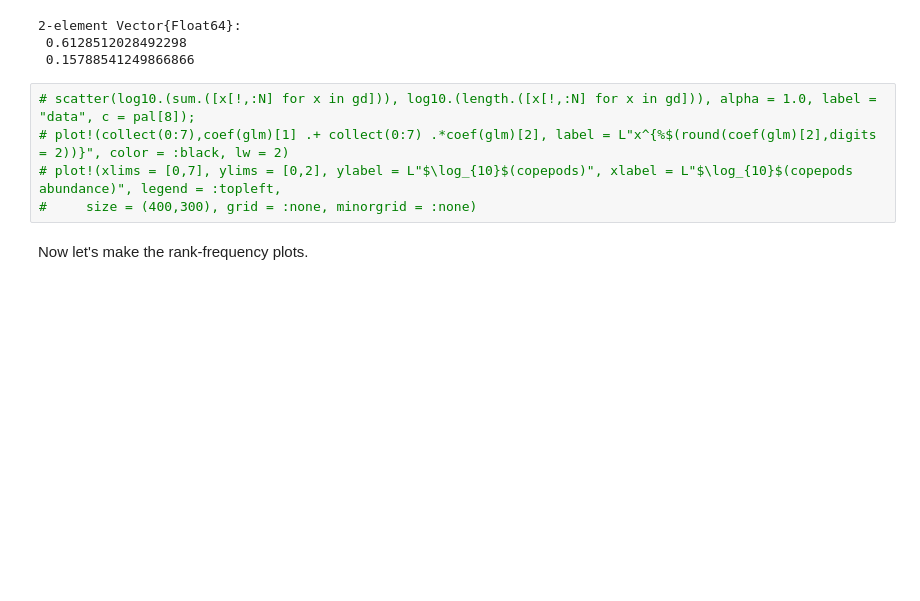
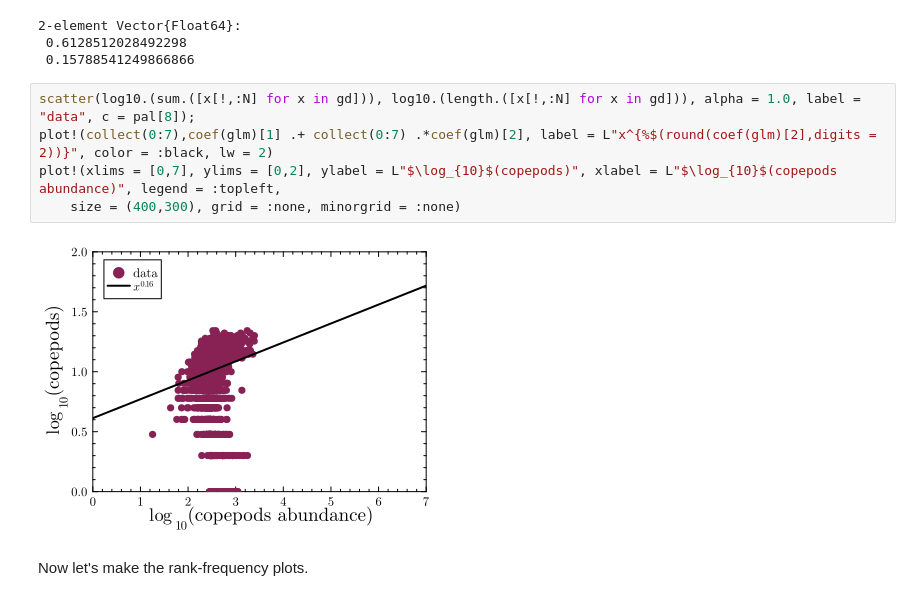
Before and after one commit to jamesholehouse/Ecological-Preferential-Attachment, a Jupyter notebook: Foraminifera Pigot Data.ipynb, the cells around one changed output. Drawn from its saved outputs; the diff is of its cells as text; blank space fills up the shorter version.

```diff
--- a/Foraminifera Pigot Data.ipynb
+++ b/Foraminifera Pigot Data.ipynb
@@ -104,10 +104,12 @@ coef(glm)
  0.6128512028492298
  0.15788541249866866
 # %%
-# scatter(log10.(sum.([x[!,:N] for x in gd])), log10.(length.([x[!,:N] for x in gd])), alpha = 1.0, label = "data", c = pal[8]);
-# plot!(collect(0:7),coef(glm)[1] .+ collect(0:7) .*coef(glm)[2], label = L"x^{%$(round(coef(glm)[2],digits = 2))}", color = :black, lw = 2)
-# plot!(xlims = [0,7], ylims = [0,2], ylabel = L"$\log_{10}$(copepods)", xlabel = L"$\log_{10}$(copepods abundance)", legend = :topleft,
-#     size = (400,300), grid = :none, minorgrid = :none)
+scatter(log10.(sum.([x[!,:N] for x in gd])), log10.(length.([x[!,:N] for x in gd])), alpha = 1.0, label = "data", c = pal[8]);
+plot!(collect(0:7),coef(glm)[1] .+ collect(0:7) .*coef(glm)[2], label = L"x^{%$(round(coef(glm)[2],digits = 2))}", color = :black, lw = 2)
+plot!(xlims = [0,7], ylims = [0,2], ylabel = L"$\log_{10}$(copepods)", xlabel = L"$\log_{10}$(copepods abundance)", legend = :topleft,
+    size = (400,300), grid = :none, minorgrid = :none)
+# %% [output]
+[figure, added]
 # %% [markdown]
 Now let's make the rank-frequency plots.
 # %%
```
Also changed, not shown: 12 other files.
